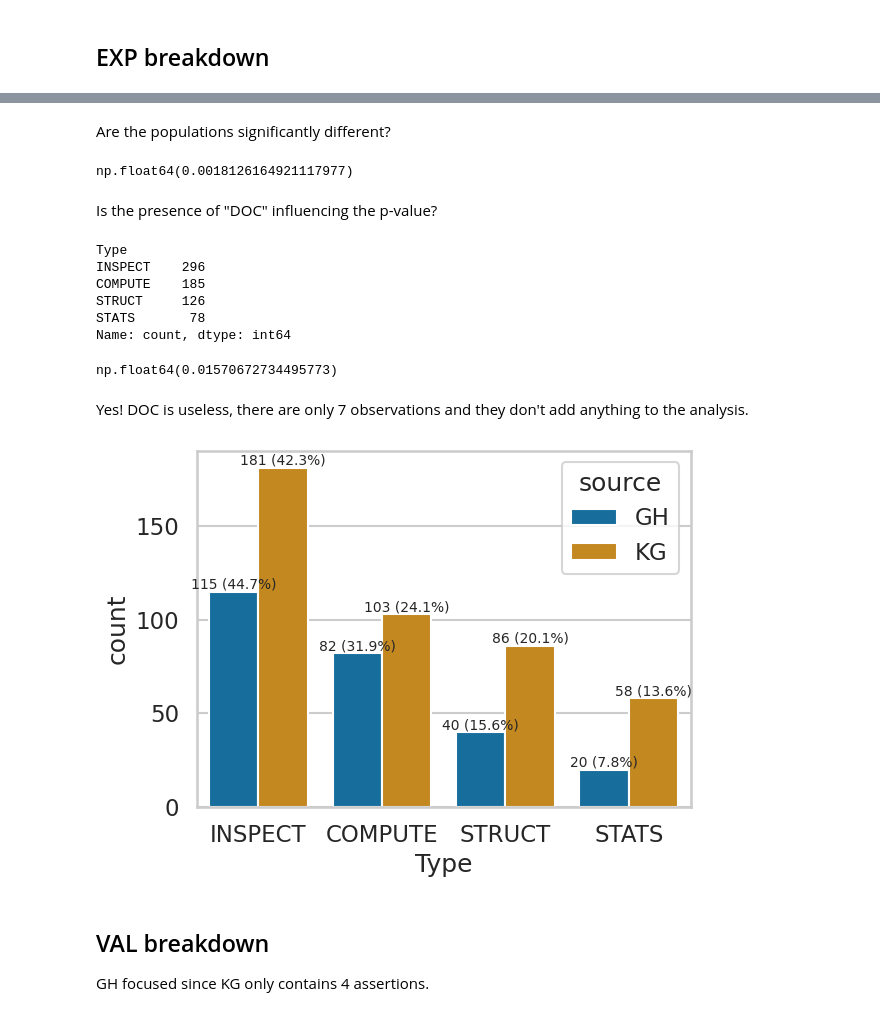
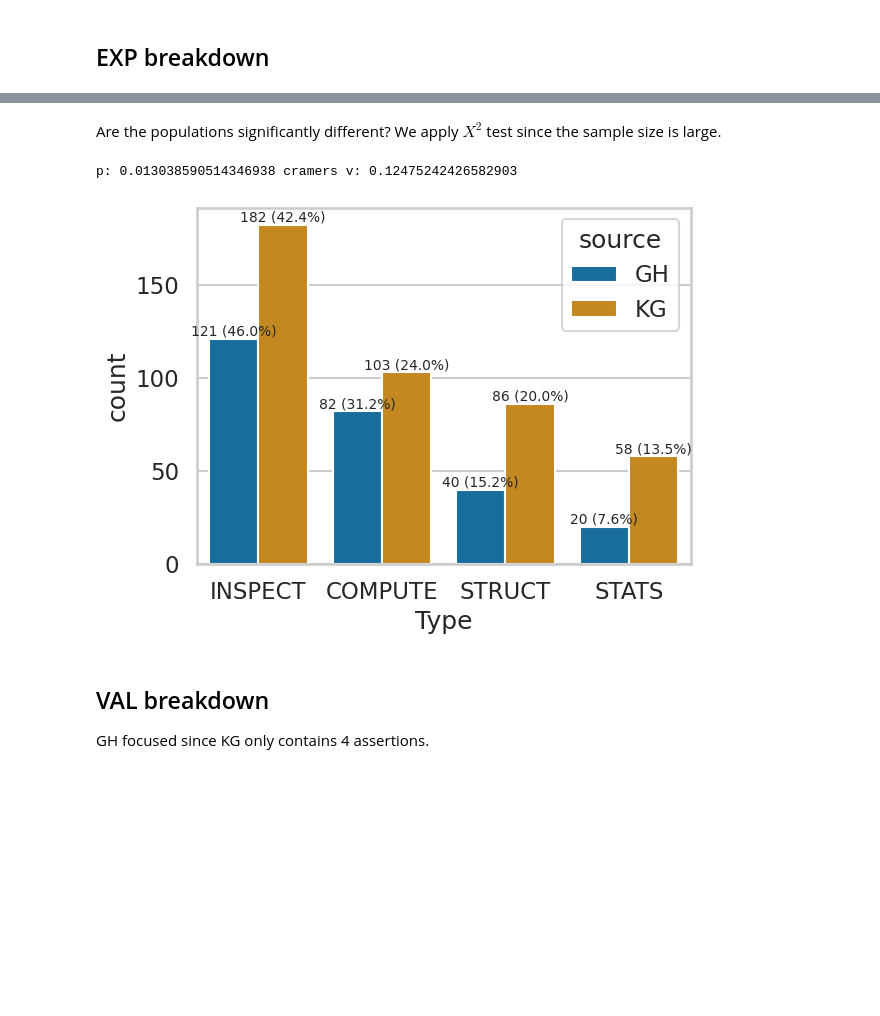
Before and after one commit to arumoy-shome/shome2023notebook, a Jupyter notebook: notebooks/results.ipynb, the cells around one changed output, grey strips where cells are left out. Saved outputs shown, nothing was run; the diff lists cells and outputs as text; code cells hidden in the pictures; blank space fills up the shorter version.

Commit message:
Add new analysis

```diff
--- a/notebooks/results.ipynb
+++ b/notebooks/results.ipynb
@@ -35,14 +33,13 @@ Collapse the "DOC" intent into "EXP". We have a really small number of sample an
-# %%
-data.loc[data["Intent"] == "DOC", "Intent"] = "EXP"
 # %% [markdown]
 ## Helper Functions
 # %%
-def annot_count_with_percent(ax) -> None:
+def annot_count_with_percent(ax, orient="v") -> None:
     """Annotate each bar with count and percentage relative to hue size."""
+    get_val = (lambda p: p.get_width()) if orient == "h" else (lambda p: p.get_height())
     for container in ax.containers:
-        total = sum(p.get_height() for p in container)
+        total = sum(get_val(p) for p in container)
         labels = [
-            f"{int(p.get_height())} ({100 * p.get_height() / total:.1f}%)"
+            f"{int(get_val(p))} ({100 * get_val(p) / total:.1f}%)"
             for p in container
         ]
         ax.bar_label(container, labels=labels, fontsize=10.0)
@@ -123,42 +117,23 @@ pd.concat({
 # %% [markdown]
-Are the populations significantly different?
+Are the populations significantly different? We apply $X^2$ test since the sample size is large.
 # %%
 observed = pd.crosstab(d["source"], d["Type"])
 res = chi2_contingency(observed)
-res.pvalue
+print(f"p: {res.pvalue} cramers v: {association(observed)}")
 # %% [output]
-np.float64(0.0018126164921117977)
+p: 0.013038590514346938 cramers v: 0.12475242426582903
-# %% [markdown]
-Is the presence of "DOC" influencing the p-value?
-# %%
-d = d[d["Type"] != "DOC"]
-d["Type"].value_counts()
-# %% [output]
-Type
-INSPECT    296
-COMPUTE    185
-STRUCT     126
-STATS       78
-Name: count, dtype: int64
-# %%
-observed = pd.crosstab(d["source"], d["Type"])
-res = chi2_contingency(observed)
-res.pvalue
-# %% [output]
-np.float64(0.01570672734495773)
-# %% [markdown]
-Yes! DOC is useless, there are only 7 observations and they don't add anything to the analysis.
 # %%
 ax = sns.countplot(
     data=d,
     x="Type",
     order=d["Type"].value_counts().index,
     hue="source",
 )
 annot_count_with_percent(ax)
 ax.get_figure().tight_layout()
+ax.get_figure().savefig("report/distribution-intent-exp.pdf")
 # %% [output]
-[figure, old version]
+[figure, new version]
 # %% [markdown]
 ## VAL breakdown
 GH focused since KG only contains 4 assertions.
```
Also changed, not shown: parts of 11 cells of this notebook.
